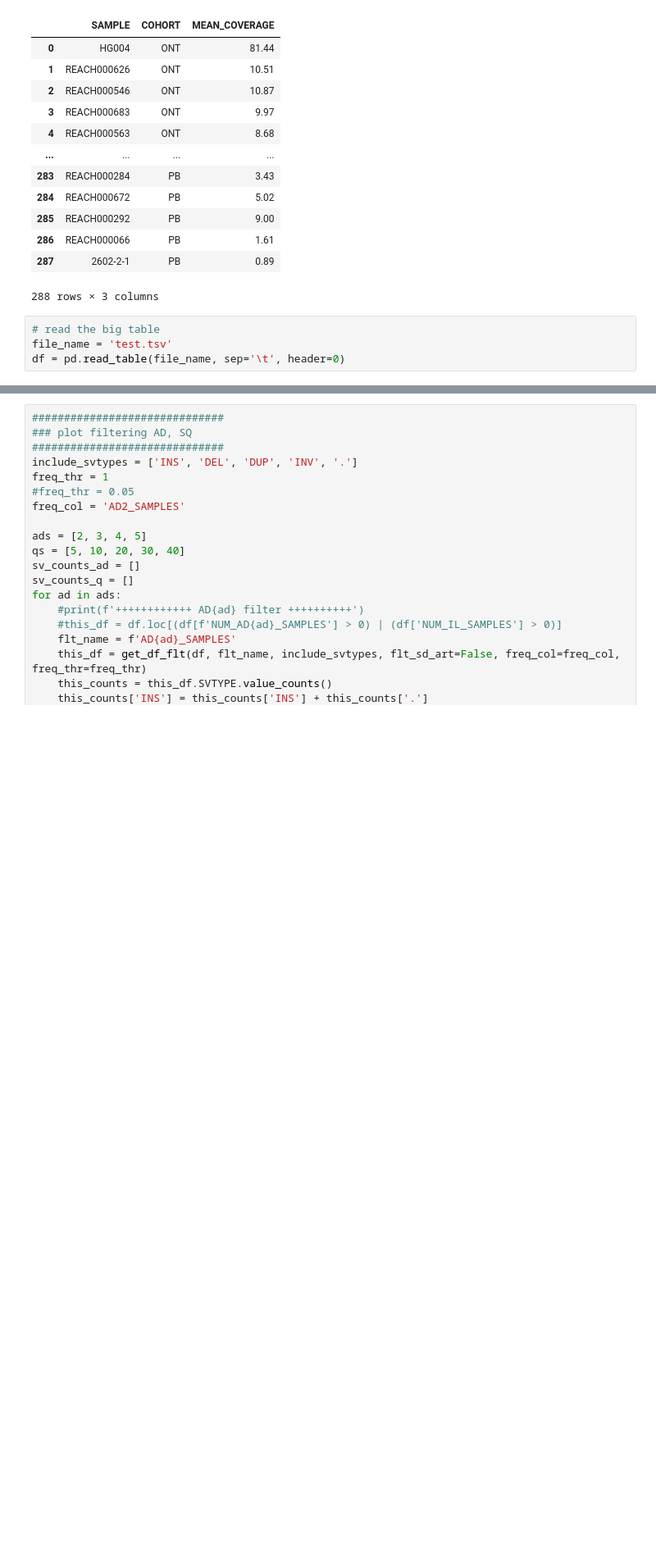
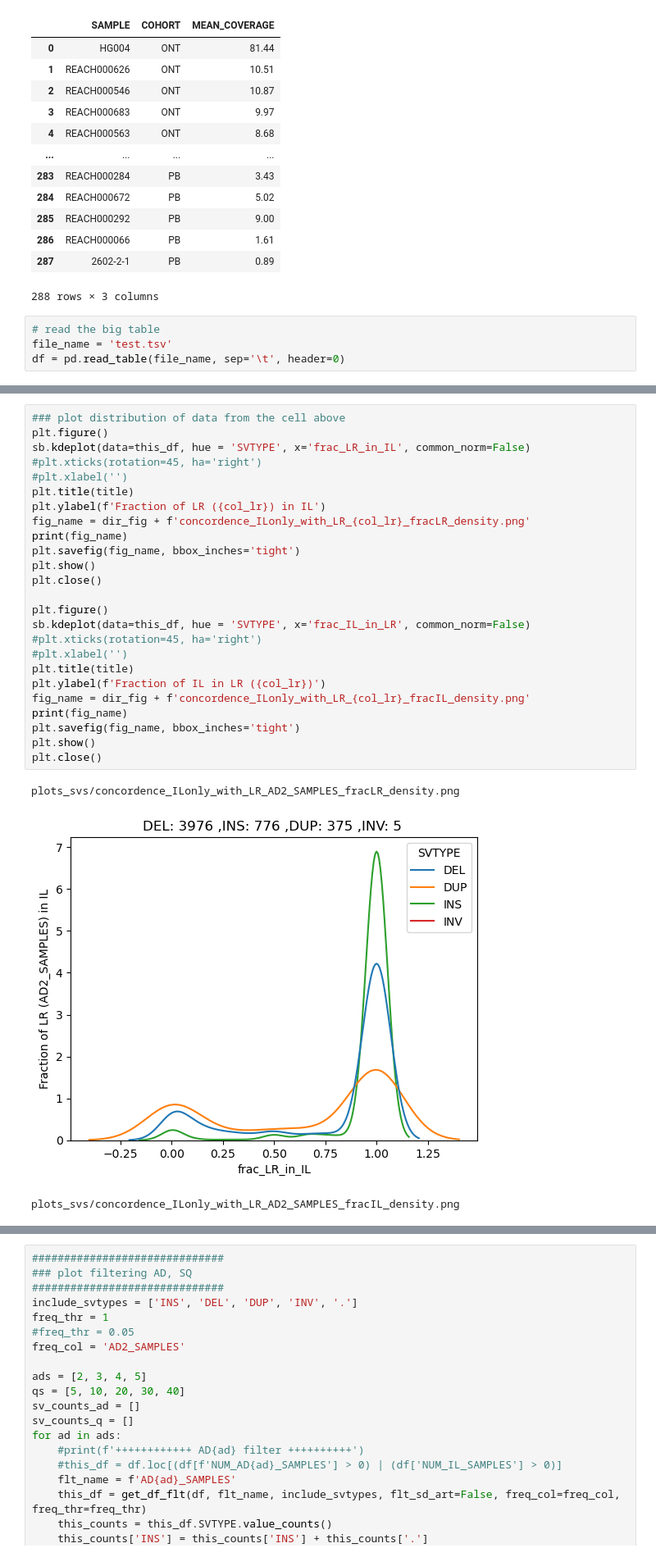
Before and after one commit to mldmort/SV_process, a Jupyter notebook: plots_svs.ipynb, the cells around one changed output, grey strips where cells are left out. Shown at 82% size. Drawn from its saved outputs; the diff is of its cells as text; blank space fills up the shorter version.

```diff
--- a/plots_svs.ipynb
+++ b/plots_svs.ipynb
@@ -120,0 +230,29 @@ def get_df_flt(df, flt_name, svtypes, ext_col=None, flt_sd_art=True, freq_col=No
+# %%
+### plot distribution of data from the cell above
+plt.figure()
+sb.kdeplot(data=this_df, hue = 'SVTYPE', x='frac_LR_in_IL', common_norm=False)
+#plt.xticks(rotation=45, ha='right')
+#plt.xlabel('')
+plt.title(title)
+plt.ylabel(f'Fraction of LR ({col_lr}) in IL')
+fig_name = dir_fig + f'concordence_ILonly_with_LR_{col_lr}_fracLR_density.png'
+print(fig_name)
+plt.savefig(fig_name, bbox_inches='tight')
+plt.show()
+plt.close()
+
+plt.figure()
+sb.kdeplot(data=this_df, hue = 'SVTYPE', x='frac_IL_in_LR', common_norm=False)
+#plt.xticks(rotation=45, ha='right')
+#plt.xlabel('')
+plt.title(title)
+plt.ylabel(f'Fraction of IL in LR ({col_lr})')
+fig_name = dir_fig + f'concordence_ILonly_with_LR_{col_lr}_fracIL_density.png'
+print(fig_name)
+plt.savefig(fig_name, bbox_inches='tight')
+plt.show()
+plt.close()
+# %% [output]
+plots_svs/concordence_ILonly_with_LR_AD2_SAMPLES_fracLR_density.png
+[figure, added]
+plots_svs/concordence_ILonly_with_LR_AD2_SAMPLES_fracIL_density.png
```
Also changed, not shown: parts of 7 cells of this notebook, 14 other files.
